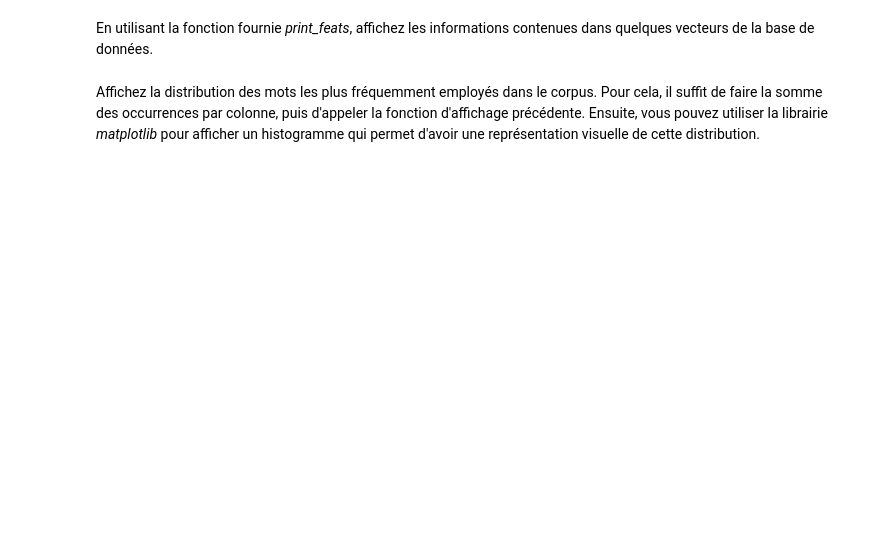
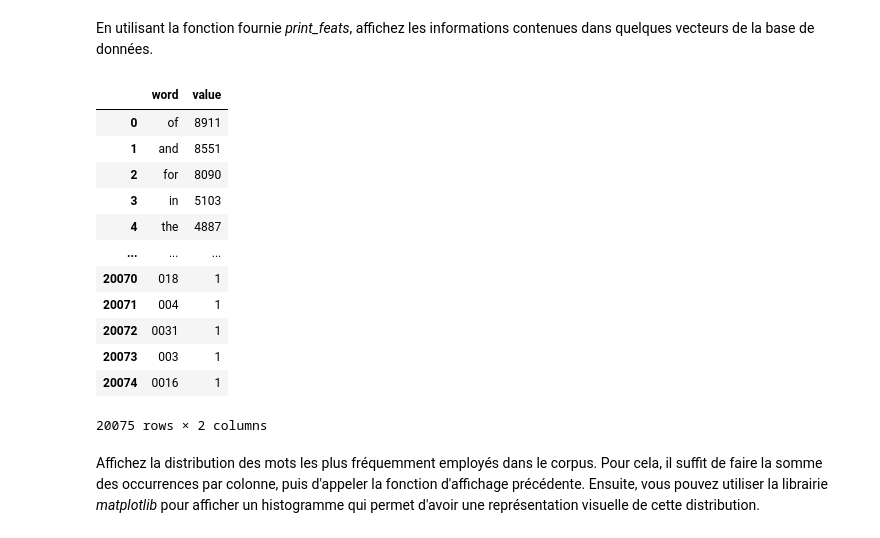
Before and after one commit to Daihecyy/DatascienceECL, a Jupyter notebook: BE2/pauls/BE_CS2.ipynb, the cells around one changed output. Drawn from its saved outputs; the diff is of its cells as text; code cells hidden in the pictures; blank space fills up the shorter version.

```diff
--- a/BE2/pauls/BE_CS2.ipynb
+++ b/BE2/pauls/BE_CS2.ipynb
@@ -214,2 +254,18 @@ En utilisant la fonction fournie *print_feats*, affichez les informations conten
+# %%
+print_feats(X[100], vocab)
+# %% [output]
+|  | word | value |
+| 0 | of | 8911 |
+| 1 | and | 8551 |
+| 2 | for | 8090 |
+| 3 | in | 5103 |
+| 4 | the | 4887 |
+| ... | ... | ... |
+| 20070 | 018 | 1 |
+| 20071 | 004 | 1 |
+| 20072 | 0031 | 1 |
+| 20073 | 003 | 1 |
+| 20074 | 0016 | 1 |
+20075 rows × 2 columns
 # %% [markdown]
 Affichez la distribution des mots les plus fréquemment employés dans le corpus. Pour cela, il suffit de faire la somme des occurrences par colonne, puis d'appeler la fonction d'affichage précédente. Ensuite, vous pouvez utiliser la librairie *matplotlib* pour afficher un histogramme qui permet d'avoir une représentation visuelle de cette distribution.
```
Also changed, not shown: parts of 10 cells of this notebook.
